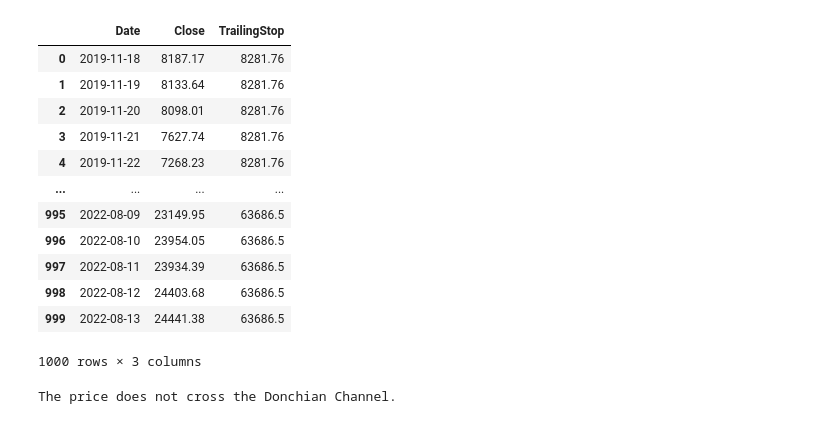
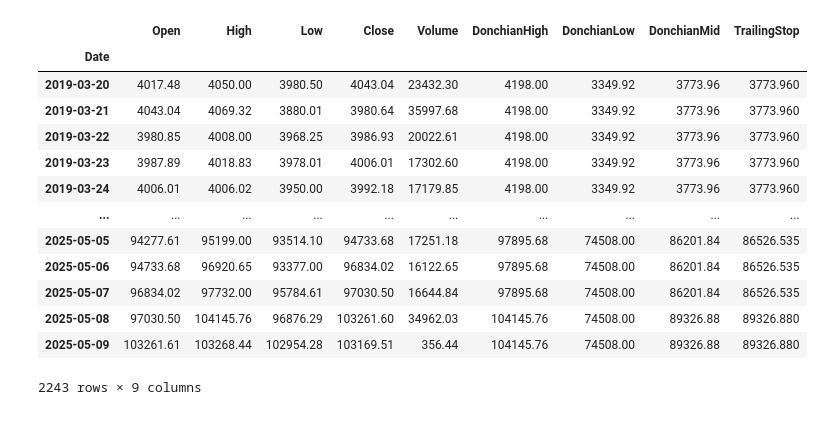
Before and after one commit to 333Rosky/BTC_Trendfollowing, a Jupyter notebook: main.ipynb, the cells around one changed output. Cells and saved outputs as stored; diff of their text form; code cells hidden in the pictures.

```diff
--- a/main.ipynb
+++ b/main.ipynb
@@ -87,8 +78,8 @@ data
 # %%
-df = pd.DataFrame(data, columns=['Date', 'Open', 'High', 'Low', 'Close', 'Volume',
-           'Close time', 'Quote asset volume', 'Number of trades',
-           'Taker buy base volume', 'Taker buy quote volume', 'Ignore'])
+df = df.rename(columns={'Open time': 'Date'})
+
 df['Date'] = pd.to_datetime(df['Date'], unit='ms')
+
 df
 # %% [output]
 |  | Date | Open | High | Low | Close | Volume | Close time | Quote asset volume | ... |
@@ -110,5 +101,7 @@ cols = ['Open', 'High', 'Low', 'Close', 'Volume']
 df_filtered[cols] = df_filtered[cols].astype(float).round(2)
 df_filtered['Date'] = df_filtered['Date'].dt.strftime('%Y-%m-%d')
 
+df_filtered.set_index('Date', inplace=True)
+
 df_filtered
 # %% [output]
@@ -157,0 +122,8 @@ df_donchian
+# %%
+period = 60  # par exemple, sur 20 jours
+df_filtered['DonchianHigh'] = df_filtered['High'].rolling(window=period).max()
+df_filtered['DonchianLow'] = df_filtered['Low'].rolling(window=period).min()
+df_filtered['DonchianMid'] = (df_filtered['DonchianHigh'] + df_filtered['DonchianLow']) / 2
+
+df_filtered.dropna(inplace=True)
+df_filtered
@@ -158,33 +145,25 @@ df_donchian
 # %%
-df_filtered['TrailingStop'] = None
-for i in range(len(df_filtered)):
-    if i ==0:
-        df_filtered.loc[i, 'TrailingStop'] = donchian_mid.iloc[i]
+df_filtered['TrailingStop'] = df_filtered['DonchianMid']
+
+for i in range(1, len(df_filtered)):
+    if df_filtered['Close'].iloc[i] > df_filtered['DonchianHigh'].iloc[i-1]:
+        df_filtered.loc[df_filtered.index[i], 'TrailingStop'] = max(df_filtered['TrailingStop'].iloc[i-1], df_filtered['DonchianMid'].iloc[i])
     else:
-            df_filtered.loc[i, 'TrailingStop'] = max(df_filtered.loc[i-1, 'TrailingStop'], donchian_mid.iloc[i])
+        df_filtered.loc[df_filtered.index[i], 'TrailingStop'] = df_filtered['TrailingStop'].iloc[i-1]
 
-df_filtered[['Date','Close','TrailingStop']]
+df_filtered
 # %% [output]
-|  | Date | Close | TrailingStop |
-| 0 | 2019-11-18 | 8187.17 | 8281.76 |
-| 1 | 2019-11-19 | 8133.64 | 8281.76 |
-| 2 | 2019-11-20 | 8098.01 | 8281.76 |
-| 3 | 2019-11-21 | 7627.74 | 8281.76 |
-| 4 | 2019-11-22 | 7268.23 | 8281.76 |
-| ... | ... | ... | ... |
-| 995 | 2022-08-09 | 23149.95 | 63686.5 |
-| 996 | 2022-08-10 | 23954.05 | 63686.5 |
-| 997 | 2022-08-11 | 23934.39 | 63686.5 |
-| 998 | 2022-08-12 | 24403.68 | 63686.5 |
-| 999 | 2022-08-13 | 24441.38 | 63686.5 |
+|  | Open | High | Low | Close | Volume | DonchianHigh | DonchianLow | DonchianMid | TrailingStop |
+| Date |  |  |  |  |  |  |  |  |  |
+| 2019-03-20 | 4017.48 | 4050.00 | 3980.50 | 4043.04 | 23432.30 | 4198.00 | 3349.92 | 3773.96 | 3773.960 |
+| 2019-03-21 | 4043.04 | 4069.32 | 3880.01 | 3980.64 | 35997.68 | 4198.00 | 3349.92 | 3773.96 | 3773.960 |
+| 2019-03-22 | 3980.85 | 4008.00 | 3968.25 | 3986.93 | 20022.61 | 4198.00 | 3349.92 | 3773.96 | 3773.960 |
+| 2019-03-23 | 3987.89 | 4018.83 | 3978.01 | 4006.01 | 17302.60 | 4198.00 | 3349.92 | 3773.96 | 3773.960 |
+| 2019-03-24 | 4006.01 | 4006.02 | 3950.00 | 3992.18 | 17179.85 | 4198.00 | 3349.92 | 3773.96 | 3773.960 |
+| ... | ... | ... | ... | ... | ... | ... | ... | ... | ... |
+| 2025-05-05 | 94277.61 | 95199.00 | 93514.10 | 94733.68 | 17251.18 | 97895.68 | 74508.00 | 86201.84 | 86526.535 |
+| 2025-05-06 | 94733.68 | 96920.65 | 93377.00 | 96834.02 | 16122.65 | 97895.68 | 74508.00 | 86201.84 | 86526.535 |
+| 2025-05-07 | 96834.02 | 97732.00 | 95784.61 | 97030.50 | 16644.84 | 97895.68 | 74508.00 | 86201.84 | 86526.535 |
+| 2025-05-08 | 97030.50 | 104145.76 | 96876.29 | 103261.60 | 34962.03 | 104145.76 | 74508.00 | 89326.88 | 89326.880 |
+| 2025-05-09 | 103261.61 | 103268.44 | 102954.28 | 103169.51 | 356.44 | 104145.76 | 74508.00 | 89326.88 | 89326.880 |
-1000 rows × 3 columns
+2243 rows × 9 columns
-# %%
-# Check if the closing price crosses the Donchian Channel
-crossed = ((df_filtered['Close'] > donchian_up) | (df_filtered['Close'] < donchian_low)).any()
-
-if crossed:
-    print("The price crosses the Donchian Channel at least once.")
-else:
-    print("The price does not cross the Donchian Channel.")
-# %% [output]
-The price does not cross the Donchian Channel.
```
Also changed, not shown: parts of 19 cells of this notebook.
